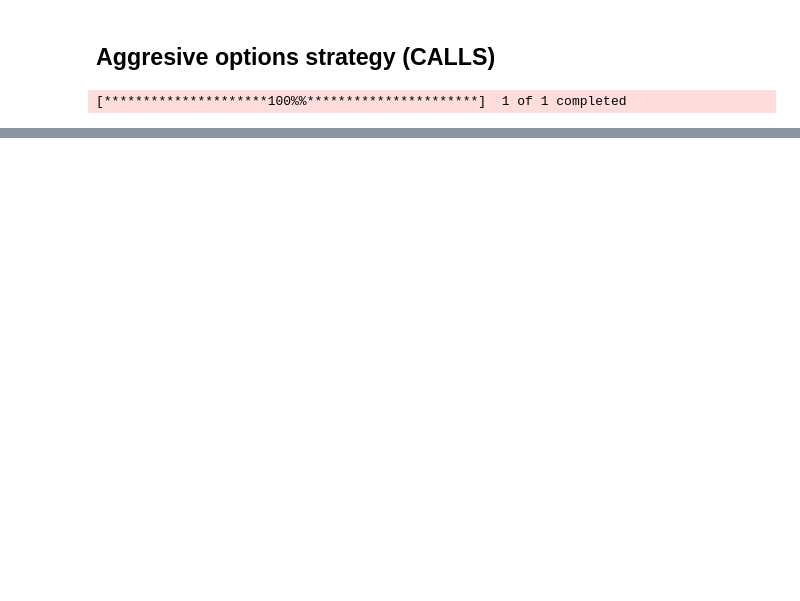
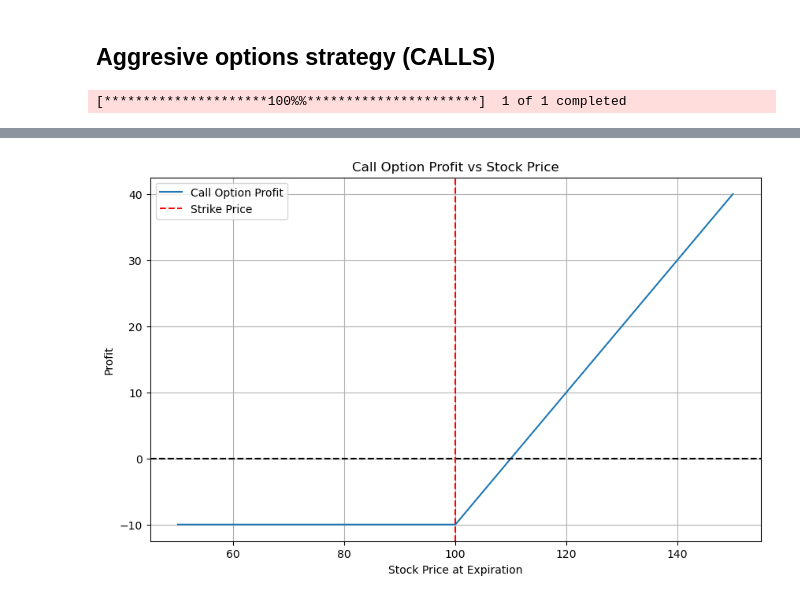
Before and after one commit to markhen2/Stock-review-app, a Jupyter notebook: Options chain work/opoptions.ipynb, the cells around one changed output, grey strips where cells are left out. Saved outputs shown, nothing was run; the diff lists cells and outputs as text; code cells hidden in the pictures; blank space fills up the shorter version.

```diff
--- a/Options chain work/opoptions.ipynb
+++ b/Options chain work/opoptions.ipynb
@@ -147,0 +127,27 @@ pd.DataFrame(calls.loc[calls['Diff to mkt'].idxmax()])
+# %%
+import numpy as np
+import matplotlib.pyplot as plt
+
+# Parameters
+strike_price = 100  # Strike price of the call option
+premium = 10        # Premium paid for the call option
+
+# Range of stock prices
+stock_prices = np.linspace(50, 150, 400)
+
+# Calculate profit
+profit = np.maximum(stock_prices - strike_price, 0) - premium
+
+# Plotting
+plt.figure(figsize=(10, 6))
+plt.plot(stock_prices, profit, label='Call Option Profit')
+plt.axhline(0, color='black', linestyle='--')
+plt.axvline(strike_price, color='red', linestyle='--', label='Strike Price')
+plt.title('Call Option Profit vs Stock Price')
+plt.xlabel('Stock Price at Expiration')
+plt.ylabel('Profit')
+plt.legend()
+plt.grid(True)
+plt.show()
+# %% [output]
+[figure, added]
```
Also changed, not shown: parts of 4 cells of this notebook, 12 other files.
